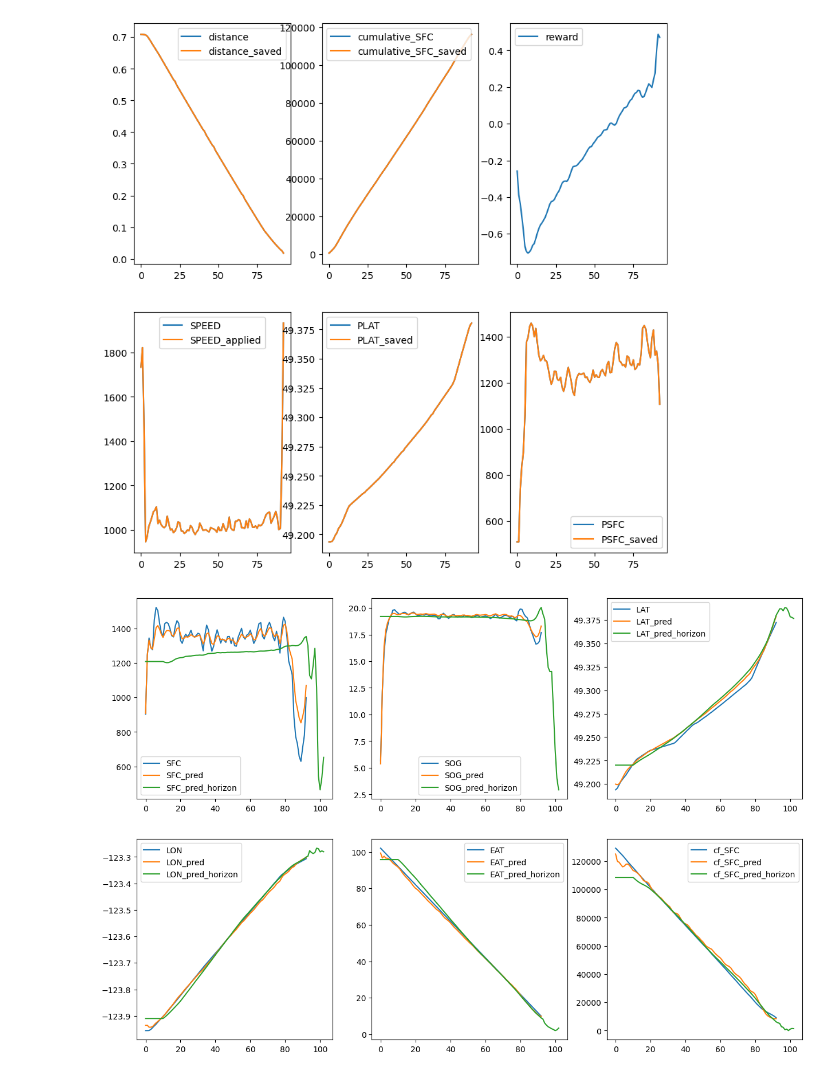
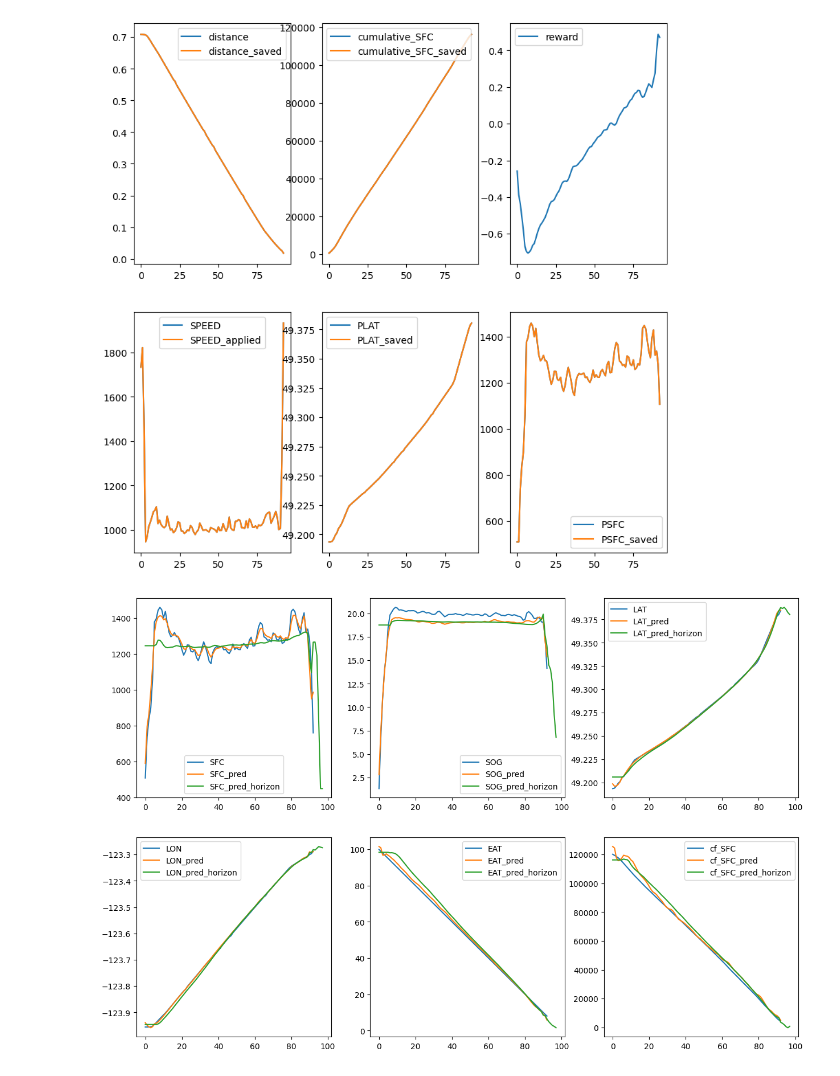
Before and after one commit to pagand/ORL_optimizer, a Jupyter notebook: VesselSimulator/simulator_lstm.ipynb, the cells around one changed output. Cells and saved outputs as stored; diff of their text form; code cells hidden in the pictures.

```diff
--- a/VesselSimulator/simulator_lstm.ipynb
+++ b/VesselSimulator/simulator_lstm.ipynb
@@ -40,7 +40,7 @@ with open(test_path, 'rb') as f:
 X1_test_state = X1_test_state[:, :, 1:]
 
 # Step 2; for Full autoregressive, no measurement (AR = -1) or non-autoregressive (AR = 0) or for n-step prediction (AR = n)
-AR = 10
+AR = 5
 # %%
 # Select each trip, then go over each time step, and apply the step
 X1_test_state_pred = np.zeros((X1_test_state.shape[0], X1_test_state.shape[1], 24)) # 22 states + 1 done flag + 1 reward
@@ -120,7 +120,7 @@ plt.show()
 [figure]
 # %%
 # select a trip
-id = 0
+id = 2
 plt.figure(figsize=(15, 10))
 # compare ouput values
 ax = plt.subplot(2, 3, 1)
@@ -134,34 +134,34 @@ ax.plot(X1_test_org[id, :, 23], label='SOG')
 ax.plot(X1_test_target_pred[id, :, 1], label='SOG_pred')
 if AR > 0:
     ax.plot(X1_test_target_pred_horizon[id, :, 1], label='SOG_pred_horizon')
 ax.legend()
 ax = plt.subplot(2, 3, 3)
 ax.plot(X1_test_org[id, :, 24], label='LAT')
 ax.plot(X1_test_target_pred[id, :, 2], label='LAT_pred')
 if AR > 0:
     ax.plot(X1_test_target_pred_horizon[id, :, 2], label='LAT_pred_horizon')
 ax.legend()
 ax = plt.subplot(2, 3, 4)
 ax.plot(X1_test_org[id, :, 25], label='LON')
 ax.plot(X1_test_target_pred[id, :, 3], label='LON_pred')
 if AR > 0:
     ax.plot(X1_test_target_pred_horizon[id, :, 3], label='LON_pred_horizon')
 ax.legend()
 ax = plt.subplot(2, 3, 5)
 ax.plot(X1_test_org[id, :, 26], label='EAT')
 ax.plot(X1_test_target_pred[id, :, 4], label='EAT_pred')
 if AR > 0:
     ax.plot(X1_test_target_pred_horizon[id, :, 4], label='EAT_pred_horizon')
 ax.legend()
 ax = plt.subplot(2, 3, 6)
 ax.plot(X1_test_org[id, :, 27], label='cf_SFC')
 ax.plot(X1_test_target_pred[id, :, 5], label='cf_SFC_pred')
 if AR > 0:
     ax.plot(X1_test_target_pred_horizon[id, :, 5], label='cf_SFC_pred_horizon')
 ax.legend()
 plt.show()
 # %% [output]
-[figure, old version]
+[figure, new version]
 # %%
 # select a trip
 id = 4
```
Also changed, not shown: parts of 1 cell of this notebook, 1 other file.
